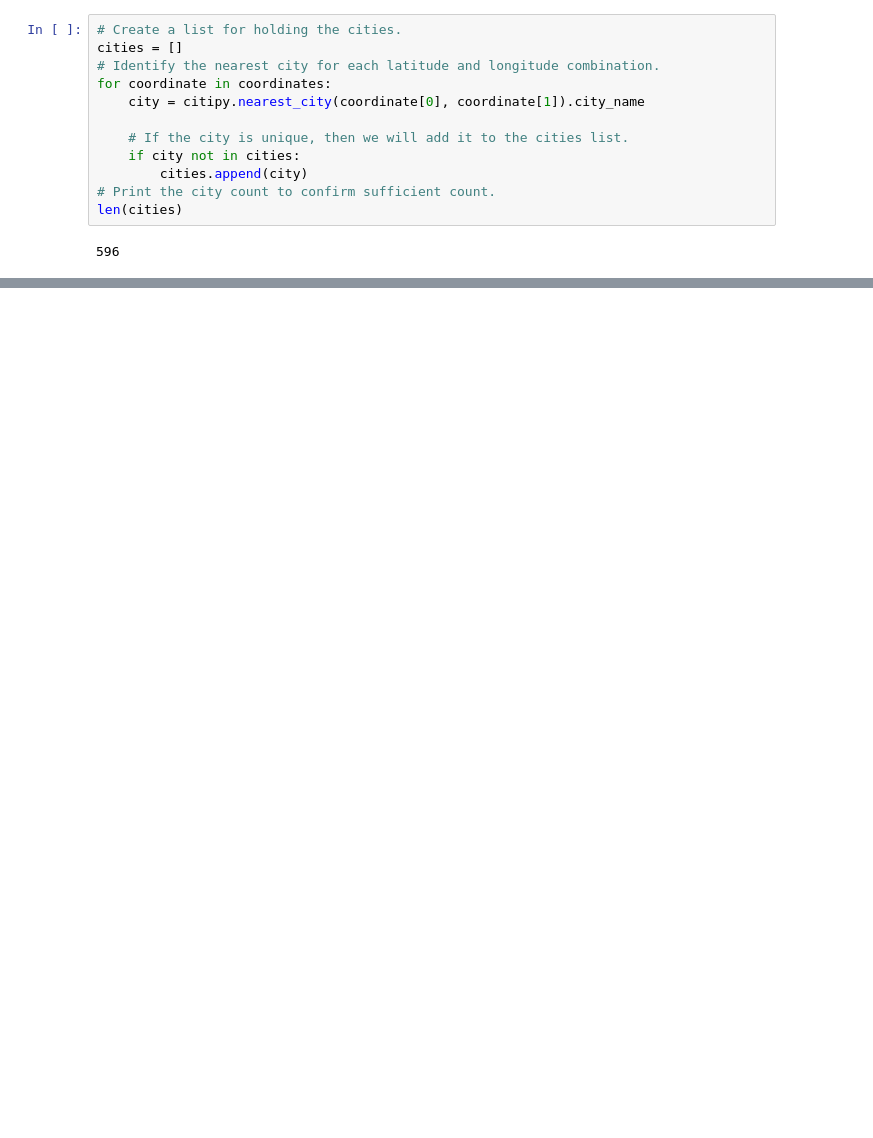
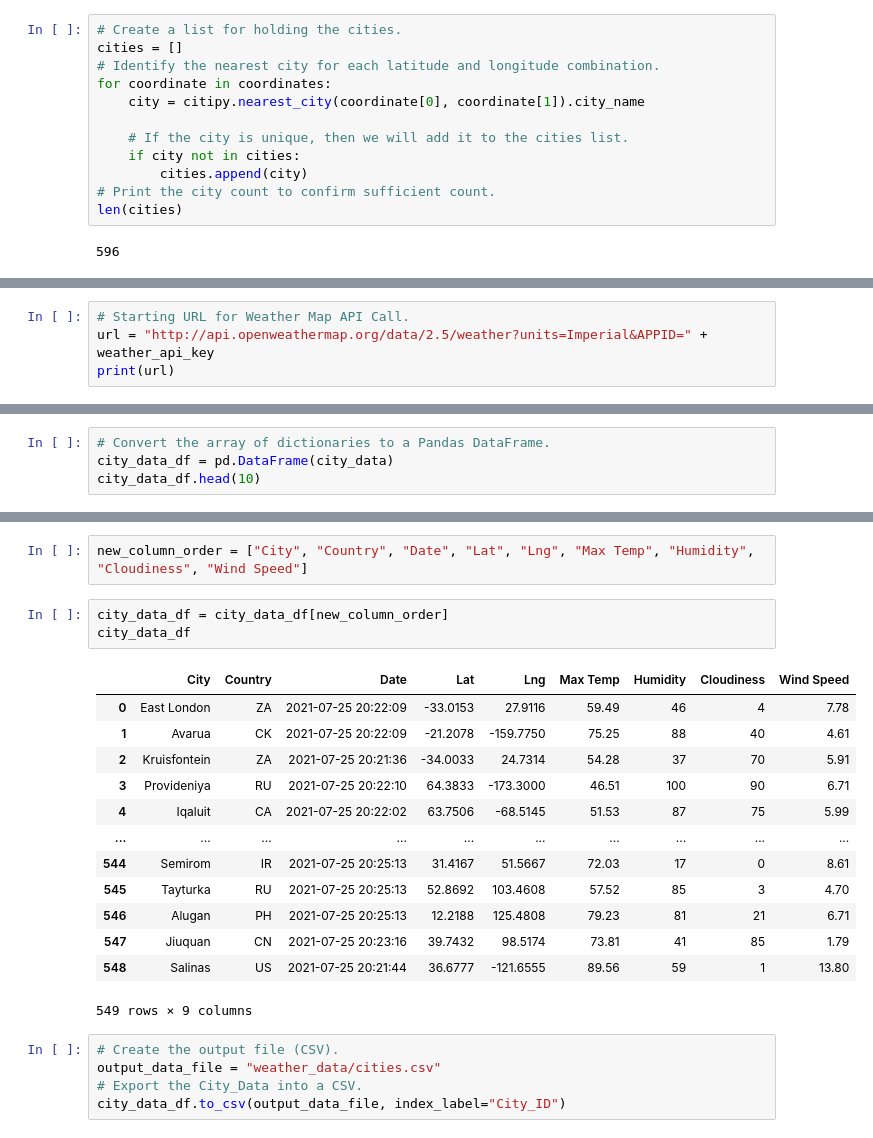
Before and after one commit to chocoplace/World_Weather_Analysis, a Jupyter notebook: WeatherPy.ipynb, the cells around one changed output, grey strips where cells are left out. Cells and saved outputs as stored; diff of their text form; blank space fills up the shorter version.

```diff
--- a/WeatherPy.ipynb
+++ b/WeatherPy.ipynb
@@ -51,0 +58,4 @@ len(cities)
+# %%
+# Starting URL for Weather Map API Call.
+url = "http://api.openweathermap.org/data/2.5/weather?units=Imperial&APPID=" + weather_api_key
+print(url)
@@ -51,0 +159,4 @@ len(cities)
+# %%
+# Convert the array of dictionaries to a Pandas DataFrame.
+city_data_df = pd.DataFrame(city_data)
+city_data_df.head(10)
@@ -51,0 +175,24 @@ len(cities)
+# %%
+new_column_order = ["City", "Country", "Date", "Lat", "Lng", "Max Temp", "Humidity", "Cloudiness", "Wind Speed"]
+# %%
+city_data_df = city_data_df[new_column_order]
+city_data_df
+# %% [output]
+|  | City | Country | Date | Lat | Lng | Max Temp | Humidity | Cloudiness | Wind Speed |
+| 0 | East London | ZA | 2021-07-25 20:22:09 | -33.0153 | 27.9116 | 59.49 | 46 | 4 | 7.78 |
+| 1 | Avarua | CK | 2021-07-25 20:22:09 | -21.2078 | -159.7750 | 75.25 | 88 | 40 | 4.61 |
+| 2 | Kruisfontein | ZA | 2021-07-25 20:21:36 | -34.0033 | 24.7314 | 54.28 | 37 | 70 | 5.91 |
+| 3 | Provideniya | RU | 2021-07-25 20:22:10 | 64.3833 | -173.3000 | 46.51 | 100 | 90 | 6.71 |
+| 4 | Iqaluit | CA | 2021-07-25 20:22:02 | 63.7506 | -68.5145 | 51.53 | 87 | 75 | 5.99 |
+| ... | ... | ... | ... | ... | ... | ... | ... | ... | ... |
+| 544 | Semirom | IR | 2021-07-25 20:25:13 | 31.4167 | 51.5667 | 72.03 | 17 | 0 | 8.61 |
+| 545 | Tayturka | RU | 2021-07-25 20:25:13 | 52.8692 | 103.4608 | 57.52 | 85 | 3 | 4.70 |
+| 546 | Alugan | PH | 2021-07-25 20:25:13 | 12.2188 | 125.4808 | 79.23 | 81 | 21 | 6.71 |
+| 547 | Jiuquan | CN | 2021-07-25 20:23:16 | 39.7432 | 98.5174 | 73.81 | 41 | 85 | 1.79 |
+| 548 | Salinas | US | 2021-07-25 20:21:44 | 36.6777 | -121.6555 | 89.56 | 59 | 1 | 13.80 |
+549 rows × 9 columns
+# %%
+# Create the output file (CSV).
+output_data_file = "weather_data/cities.csv"
+# Export the City_Data into a CSV.
+city_data_df.to_csv(output_data_file, index_label="City_ID")
```
Also changed, not shown: parts of 8 cells of this notebook.
